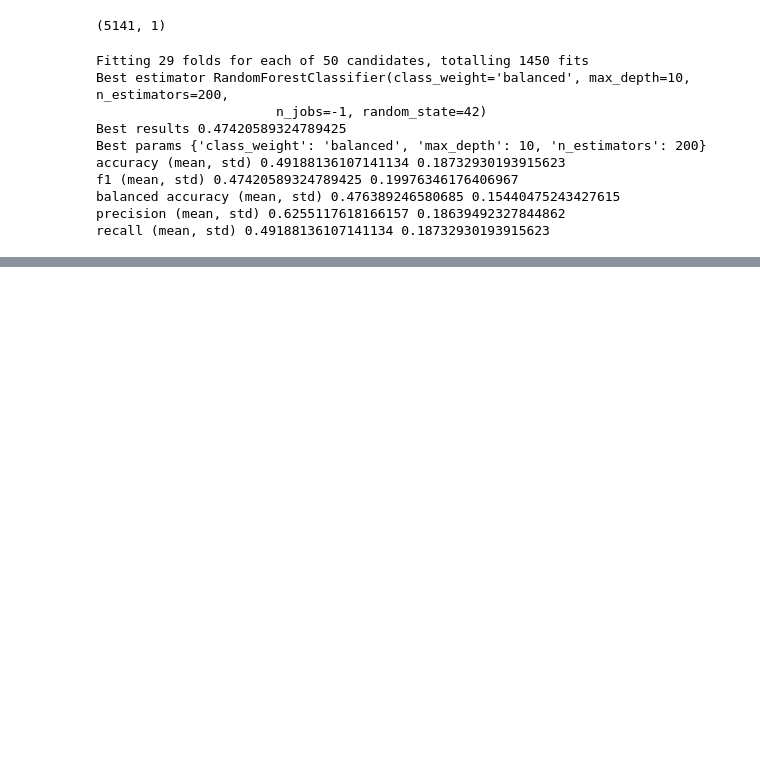
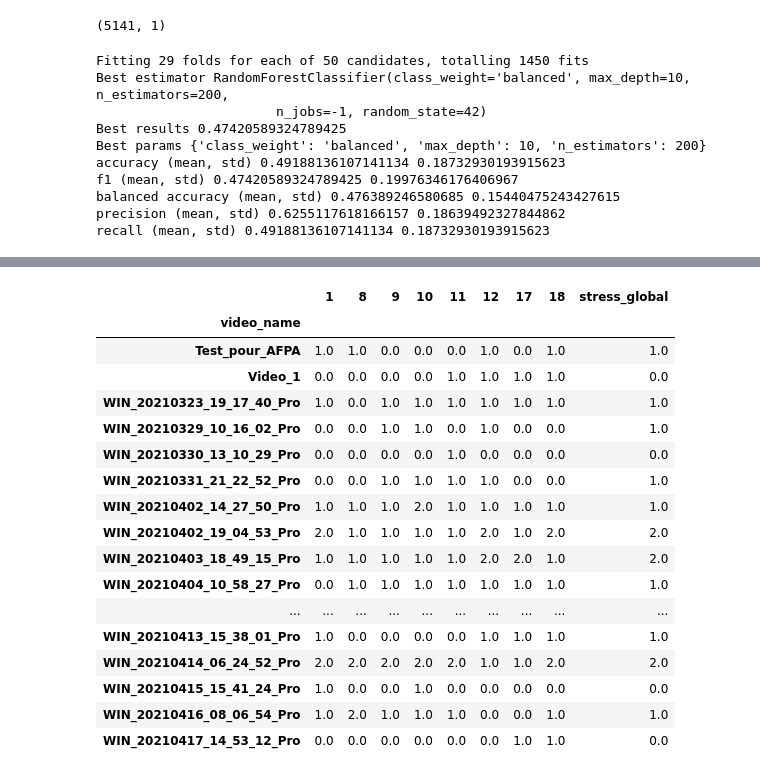
Before and after one commit to Projet-Fil-Rouge-AFPA/filrouge, a Jupyter notebook: Notebook_Valentina3_final_5s_diapo_glob.ipynb, the cells around one changed output, grey strips where cells are left out. Cells and saved outputs as stored; diff of their text form; code cells hidden in the pictures; blank space fills up the shorter version.

```diff
--- a/Notebook_Valentina3_final_5s_diapo_glob.ipynb
+++ b/Notebook_Valentina3_final_5s_diapo_glob.ipynb
@@ -163,0 +552,23 @@ y.shape
+# %%
+df_annotations_stress = pd.read_csv('annotations.csv')
+df_annotations_stress = df_annotations_stress.set_index(['video_name'])
+df_annotations_stress
+# %% [output]
+|  | 1 | 8 | 9 | 10 | 11 | 12 | 17 | 18 | stress_global |
+| video_name |  |  |  |  |  |  |  |  |  |
+| Test_pour_AFPA | 1.0 | 1.0 | 0.0 | 0.0 | 0.0 | 1.0 | 0.0 | 1.0 | 1.0 |
+| Video_1 | 0.0 | 0.0 | 0.0 | 0.0 | 1.0 | 1.0 | 1.0 | 1.0 | 0.0 |
+| WIN_20210323_19_17_40_Pro | 1.0 | 0.0 | 1.0 | 1.0 | 1.0 | 1.0 | 1.0 | 1.0 | 1.0 |
+| WIN_20210329_10_16_02_Pro | 0.0 | 0.0 | 1.0 | 1.0 | 0.0 | 1.0 | 0.0 | 0.0 | 1.0 |
+| WIN_20210330_13_10_29_Pro | 0.0 | 0.0 | 0.0 | 0.0 | 1.0 | 0.0 | 0.0 | 0.0 | 0.0 |
+| WIN_20210331_21_22_52_Pro | 0.0 | 0.0 | 1.0 | 1.0 | 1.0 | 1.0 | 0.0 | 0.0 | 1.0 |
+| WIN_20210402_14_27_50_Pro | 1.0 | 1.0 | 1.0 | 2.0 | 1.0 | 1.0 | 1.0 | 1.0 | 1.0 |
+| WIN_20210402_19_04_53_Pro | 2.0 | 1.0 | 1.0 | 1.0 | 1.0 | 2.0 | 1.0 | 2.0 | 2.0 |
+| WIN_20210403_18_49_15_Pro | 1.0 | 1.0 | 1.0 | 1.0 | 1.0 | 2.0 | 2.0 | 1.0 | 2.0 |
+| WIN_20210404_10_58_27_Pro | 0.0 | 1.0 | 1.0 | 1.0 | 1.0 | 1.0 | 1.0 | 1.0 | 1.0 |
+| ... | ... | ... | ... | ... | ... | ... | ... | ... | ... |
+| WIN_20210413_15_38_01_Pro | 1.0 | 0.0 | 0.0 | 0.0 | 0.0 | 1.0 | 1.0 | 1.0 | 1.0 |
+| WIN_20210414_06_24_52_Pro | 2.0 | 2.0 | 2.0 | 2.0 | 2.0 | 1.0 | 1.0 | 2.0 | 2.0 |
+| WIN_20210415_15_41_24_Pro | 1.0 | 0.0 | 0.0 | 1.0 | 0.0 | 0.0 | 0.0 | 0.0 | 0.0 |
+| WIN_20210416_08_06_54_Pro | 1.0 | 2.0 | 1.0 | 1.0 | 1.0 | 0.0 | 0.0 | 1.0 | 1.0 |
+| WIN_20210417_14_53_12_Pro | 0.0 | 0.0 | 0.0 | 0.0 | 0.0 | 0.0 | 1.0 | 1.0 | 0.0 |
```
Also changed, not shown: parts of 34 cells of this notebook, 2 other files.
